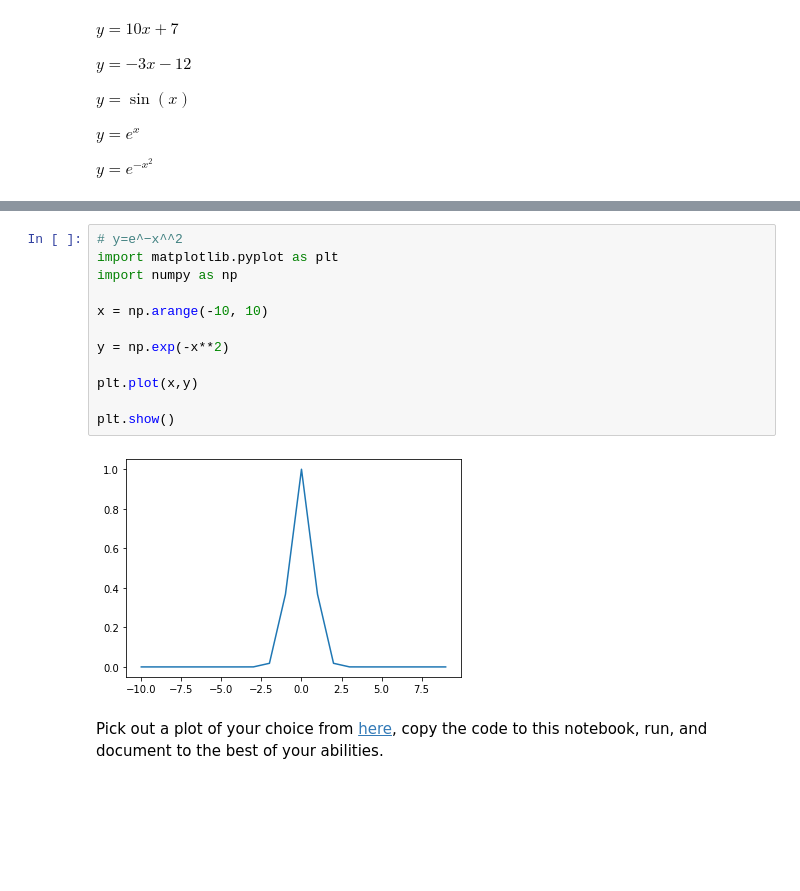
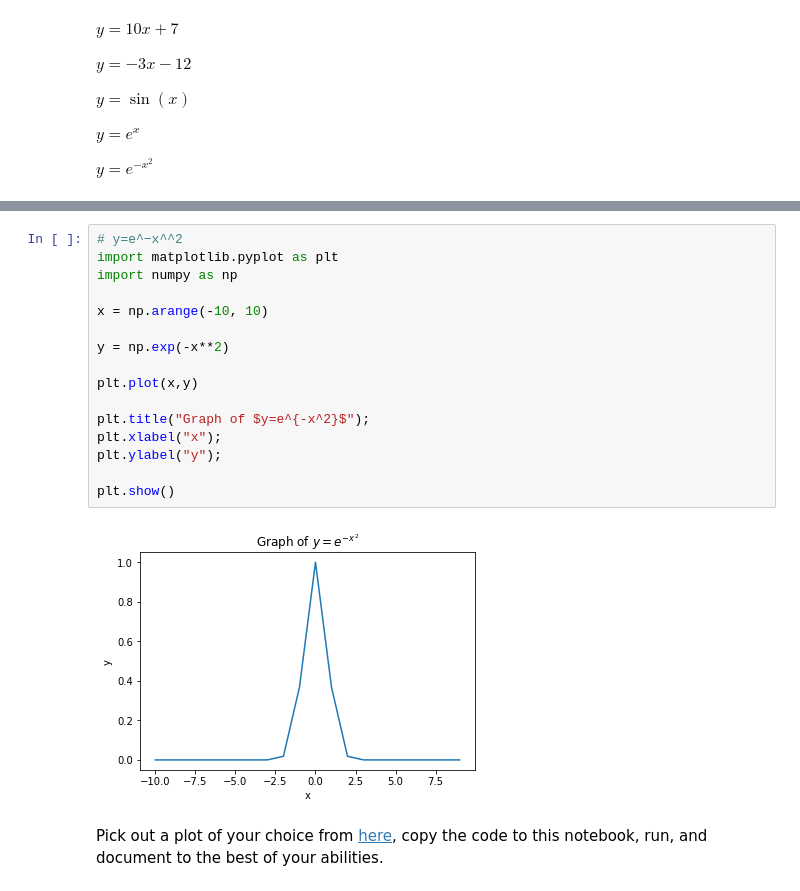
Before and after one commit to maefl0wer/Statistics2022, a Jupyter notebook: MaeBloom_lab1.ipynb, the cells around one changed output, grey strips where cells are left out. Drawn from its saved outputs; the diff is of its cells as text; blank space fills up the shorter version.

```diff
--- a/MaeBloom_lab1.ipynb
+++ b/MaeBloom_lab1.ipynb
@@ -513,17 +595,21 @@ plt.show()
 # %%
 # y=e^−x^^2
 import matplotlib.pyplot as plt
 import numpy as np
 
 x = np.arange(-10, 10)
 
 y = np.exp(-x**2)
 
 plt.plot(x,y)
 
+plt.title("Graph of $y=e^{-x^2}$");
+plt.xlabel("x");
+plt.ylabel("y");
+
 plt.show()
 # %% [output]
-[figure, old version]
+[figure, new version]
 # %% [markdown]
 Pick out a plot of your choice from [here](https://matplotlib.org/stable/gallery/index.html), copy the code to this notebook, run, and document to the best of your abilities.
 # %%
```
Also changed, not shown: parts of 11 cells of this notebook.
